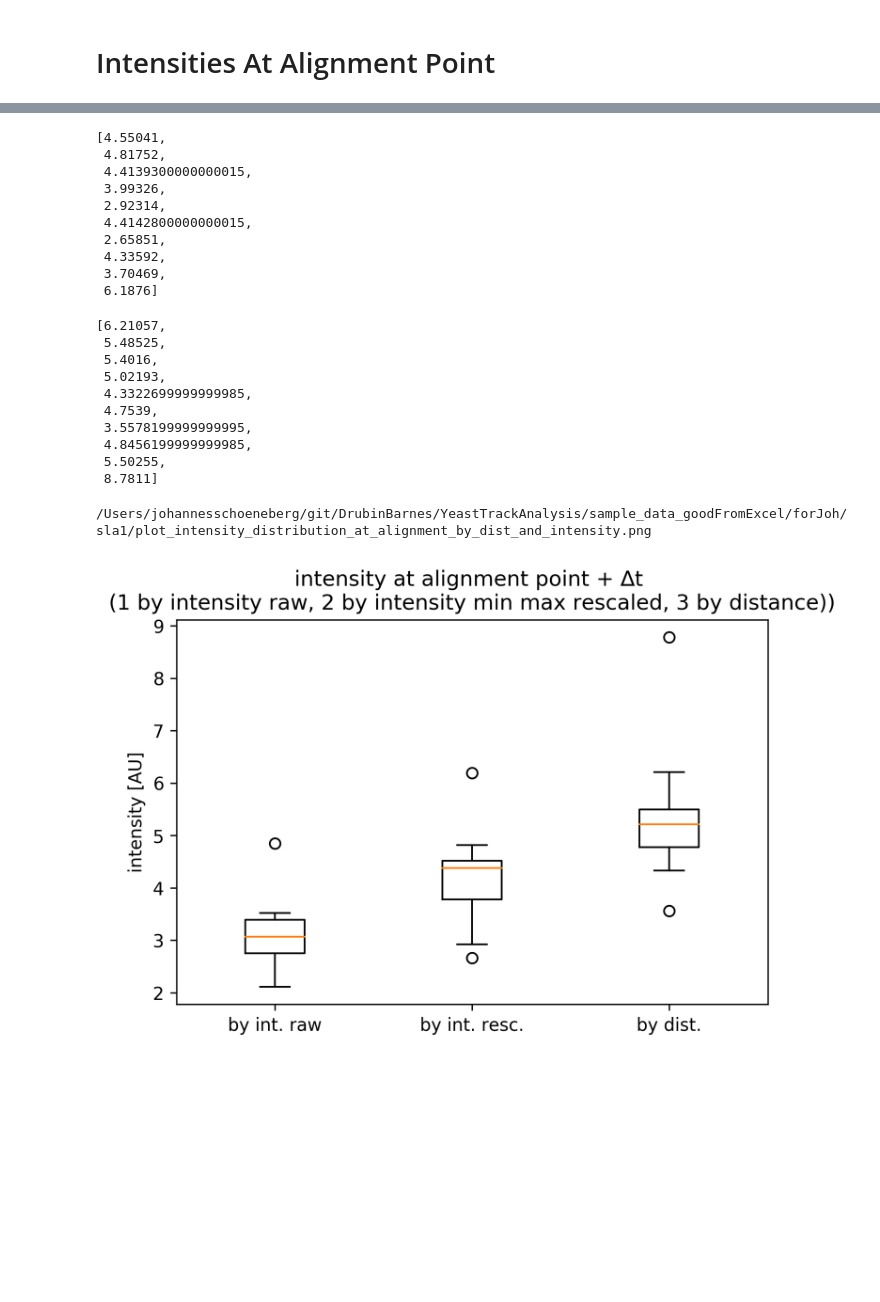
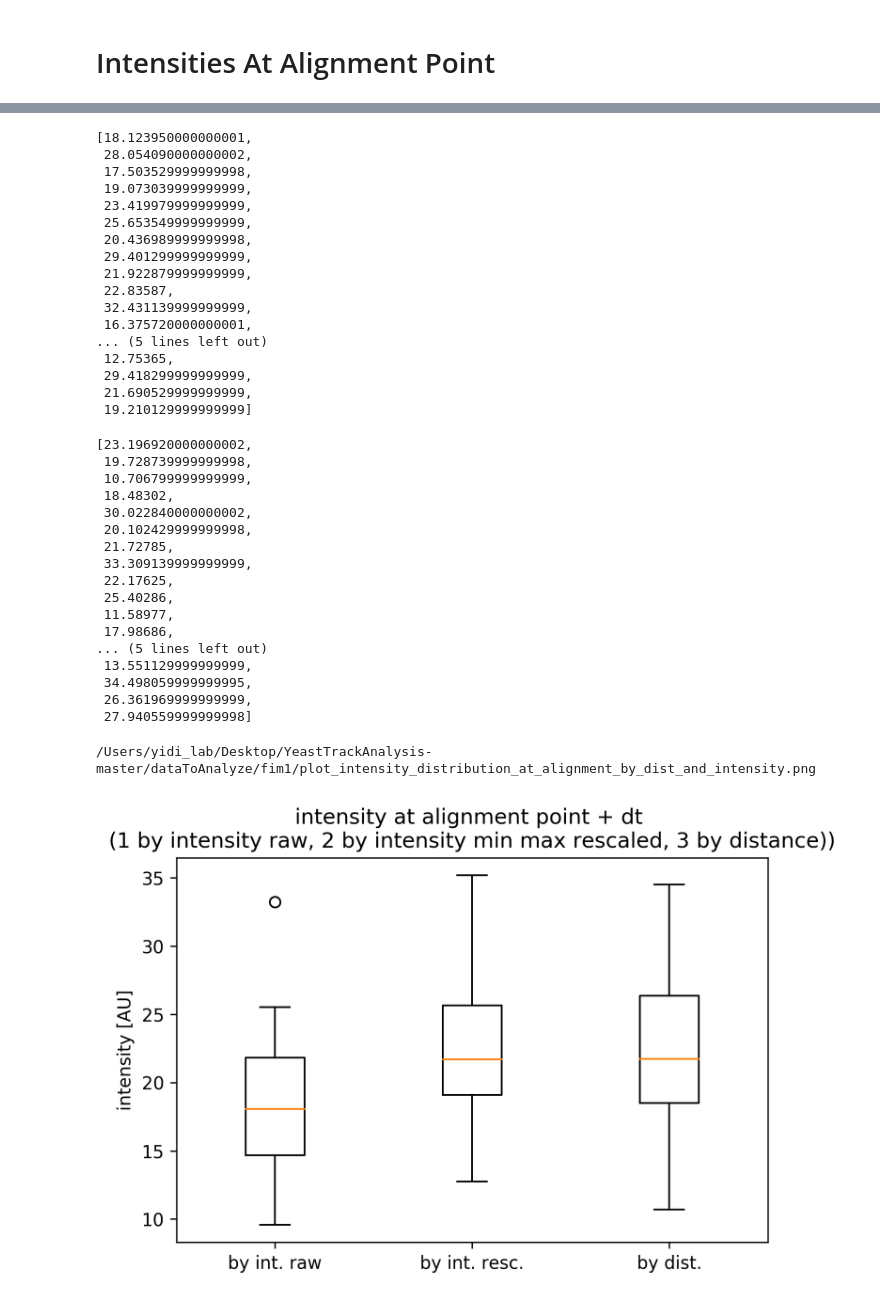
Before and after one commit to elifesciences-publications/YeastTrackAnalysis, a Jupyter notebook: analysis_3_analyzeSingleTracks_multiTrack_1_distributions.ipynb, the cells around one changed output, grey strips where cells are left out. Cells and saved outputs as stored; diff of their text form; code cells hidden in the pictures; blank space fills up the shorter version.

```diff
--- a/analysis_3_analyzeSingleTracks_multiTrack_1_distributions.ipynb
+++ b/analysis_3_analyzeSingleTracks_multiTrack_1_distributions.ipynb
@@ -6,7 +6,7 @@ import numpy as np
 import matplotlib.pyplot as plt
 import pandas as pd
 
-runOnJohsComputer = True
+runOnJohsComputer = False
 
 pathOfTheYeastTrackAnalysisFolder = '/Users/yidi_lab/Desktop/YeastTrackAnalysis-master/'
 if(runOnJohsComputer):
@@ -36,7 +36,7 @@ if(runOnJohsComputer):
 
 
 # change your filename to the file you want to analyze
-path_to_all_tracks_data = path+"pan1/"
+path_to_all_tracks_data = path+"fim1/"
 
 if(runOnJohsComputer):
     path_to_all_tracks_data = path+"sla1/"
@@ -257,39 +260,53 @@ intensities_atAlignmentPoint_byIntensity_raw_dt
 # %%
 intensities_atAlignmentPoint_byIntensity_minMaxRescaled_dt
 # %% [output]
-[4.55041,
- 4.81752,
- 4.4139300000000015,
- 3.99326,
- 2.92314,
- 4.4142800000000015,
- 2.65851,
- 4.33592,
- 3.70469,
- 6.1876]
+[18.123950000000001,
+ 28.054090000000002,
+ 17.503529999999998,
+ 19.073039999999999,
+ 23.419979999999999,
+ 25.653549999999999,
+ 20.436989999999998,
+ 29.401299999999999,
+ 21.922879999999999,
+ 22.83587,
+ 32.431139999999999,
+ 16.375720000000001,
+... (5 lines left out)
+ 12.75365,
+ 29.418299999999999,
+ 21.690529999999999,
+ 19.210129999999999]
 # %%
 intensities_atAlignmentPoint_byDistance_dt
 # %% [output]
-[6.21057,
- 5.48525,
- 5.4016,
- 5.02193,
- 4.3322699999999985,
- 4.7539,
- 3.5578199999999995,
- 4.8456199999999985,
- 5.50255,
- 8.7811]
+[23.196920000000002,
+ 19.728739999999998,
+ 10.706799999999999,
+ 18.48302,
+ 30.022840000000002,
+ 20.102429999999998,
+ 21.72785,
+ 33.309139999999999,
+ 22.17625,
+ 25.40286,
+ 11.58977,
+ 17.98686,
+... (5 lines left out)
+ 13.551129999999999,
+ 34.498059999999995,
+ 26.361969999999999,
+ 27.940559999999998]
 # %%
 plt.figure(dpi=300)
 plt.boxplot([intensities_atAlignmentPoint_byIntensity_raw_dt,intensities_atAlignmentPoint_byIntensity_minMaxRescaled_dt,intensities_atAlignmentPoint_byDistance_dt])
-plt.title('intensity at alignment point + ∆t \n(1 by intensity raw, 2 by intensity min max rescaled, 3 by distance))')
+plt.title('intensity at alignment point + dt \n(1 by intensity raw, 2 by intensity min max rescaled, 3 by distance))')
 plt.ylabel('intensity [AU]')
 outputFigurePath= outputpath+"plot_intensity_distribution_at_alignment_by_dist_and_intensity.png"
 print(outputFigurePath)
 #plt.xticklabels(["1","1","1"],rotation=45, fontsize=8)
 plt.xticks([1, 2, 3], ['by int. raw', 'by int. resc.', 'by dist.'])
 plt.savefig(outputFigurePath)
 # %% [output]
-/Users/johannesschoeneberg/git/DrubinBarnes/YeastTrackAnalysis/sample_data_goodFromExcel/forJoh/sla1/plot_intensity_distribution_at_alignment_by_dist_and_intensity.png
+/Users/yidi_lab/Desktop/YeastTrackAnalysis-master/dataToAnalyze/fim1/plot_intensity_distribution_at_alignment_by_dist_and_intensity.png
-[figure, old version]
+[figure, new version]
```
Also changed, not shown: parts of 11 cells of this notebook, 2 other files.
